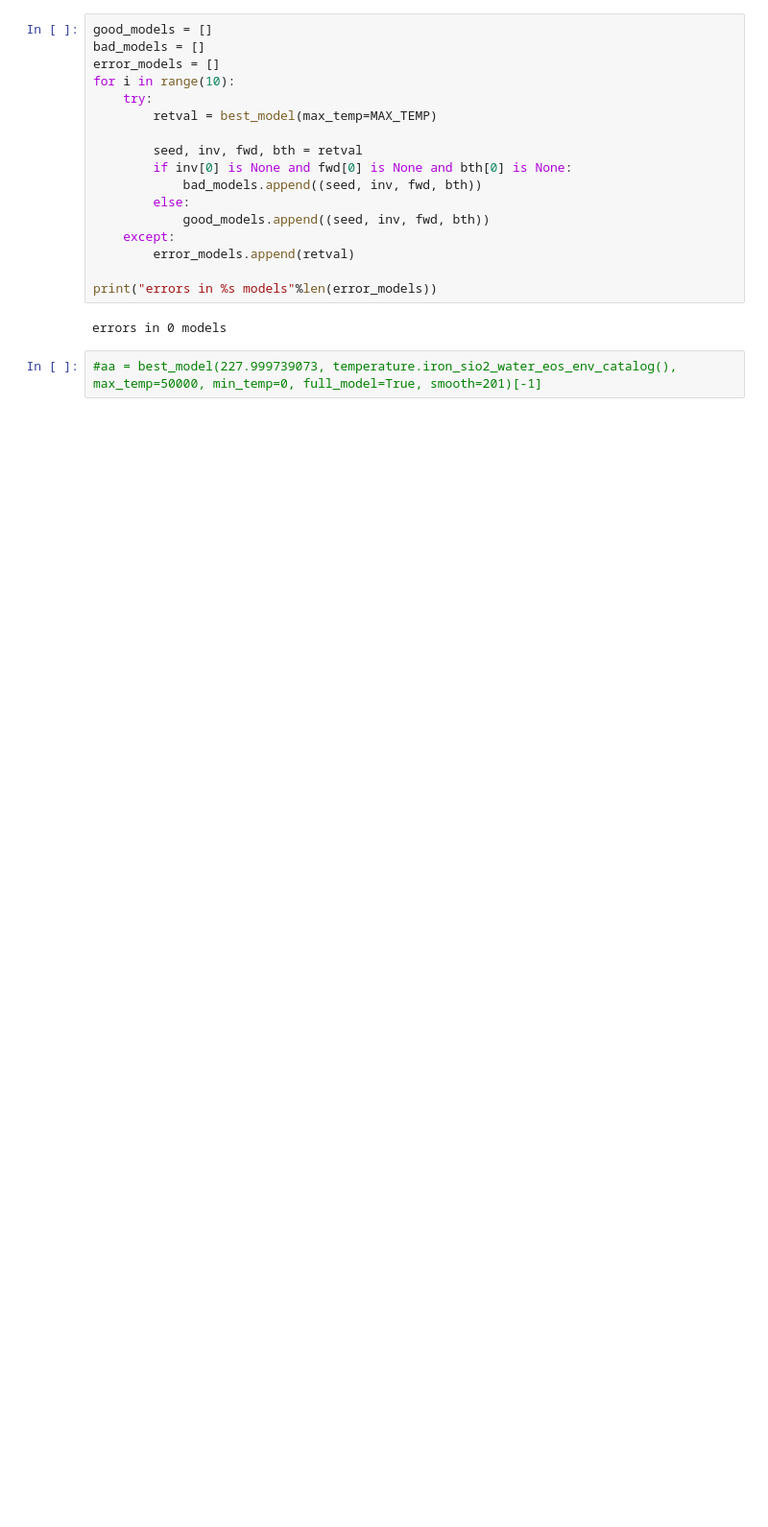
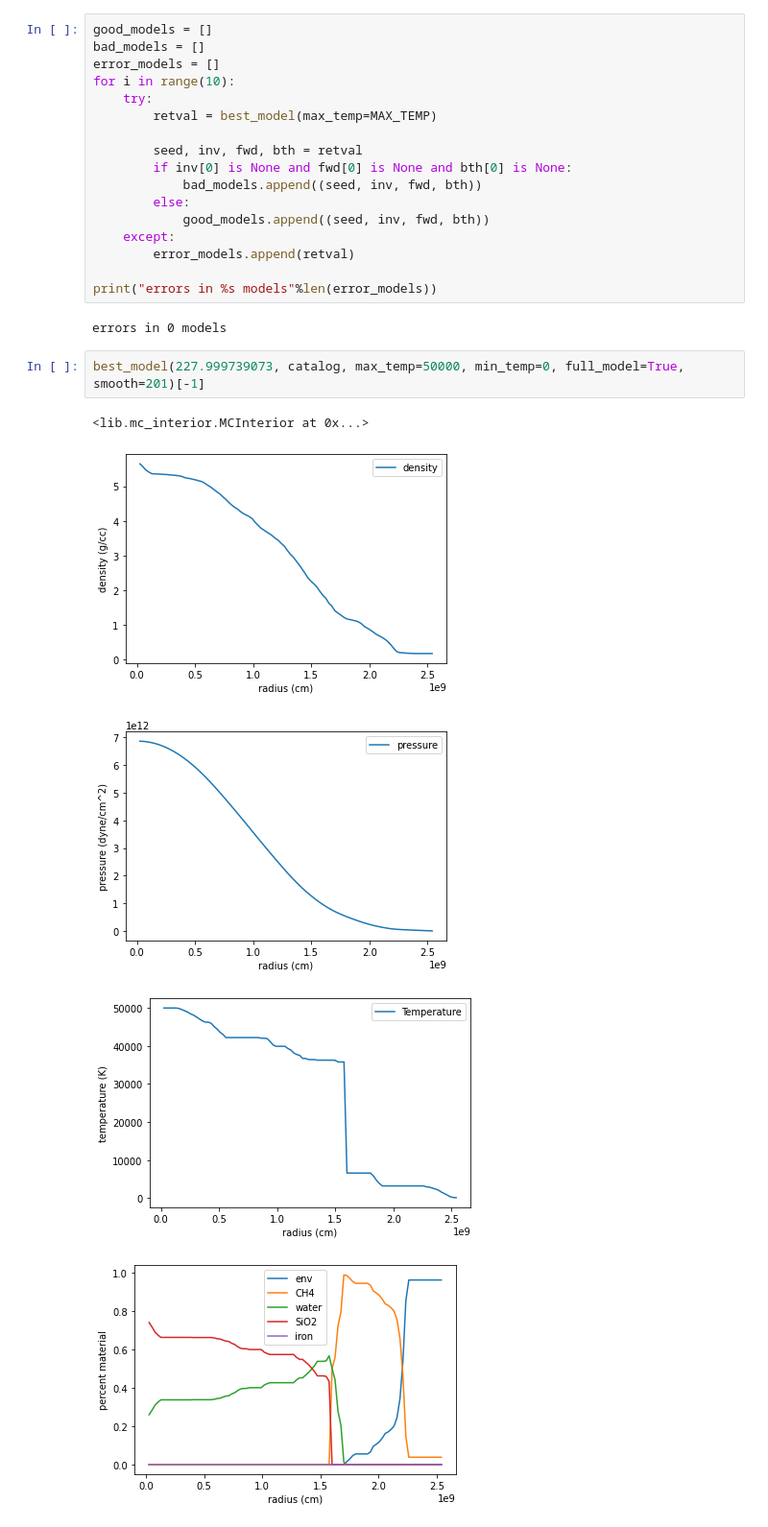
Before and after one commit to podolak/mcplanet, a Jupyter notebook: both_direction_planets.ipynb, the cells around one changed output. Shown at 96% size. Drawn from its saved outputs; the diff is of its cells as text; blank space fills up the shorter version.

```diff
--- a/both_direction_planets.ipynb
+++ b/both_direction_planets.ipynb
@@ -145,4 +145,10 @@ print("errors in %s models"%len(error_models))
 # %% [output]
 errors in 0 models
 # %%
-#aa = best_model(227.999739073, temperature.iron_sio2_water_eos_env_catalog(), max_temp=50000, min_temp=0, full_model=True, smooth=201)[-1]
+best_model(227.999739073, catalog, max_temp=50000, min_temp=0, full_model=True, smooth=201)[-1]
+# %% [output]
+<lib.mc_interior.MCInterior at 0x...>
+[figure, added]
+[figure, added]
+[figure, added]
+[figure, added]
```
Also changed, not shown: parts of 1 cell of this notebook, 3 other files.
